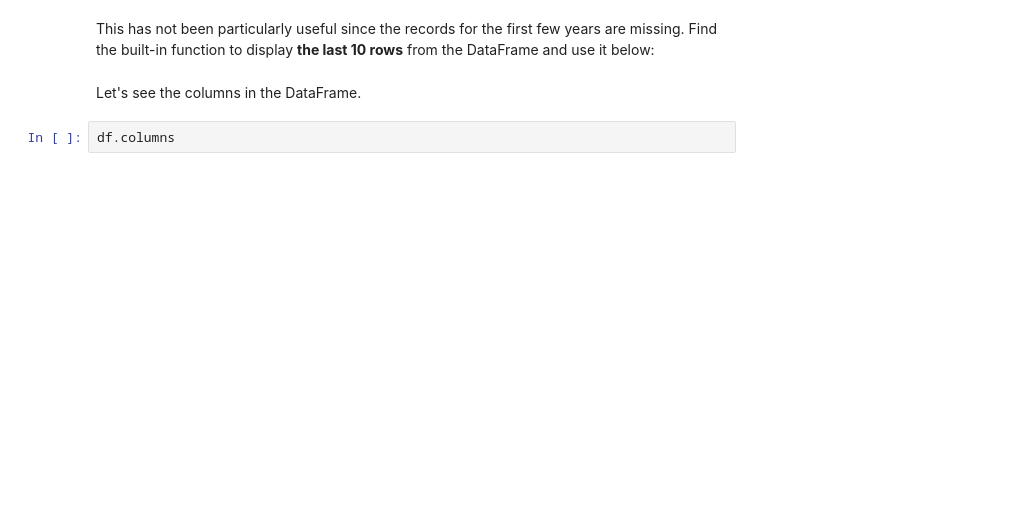
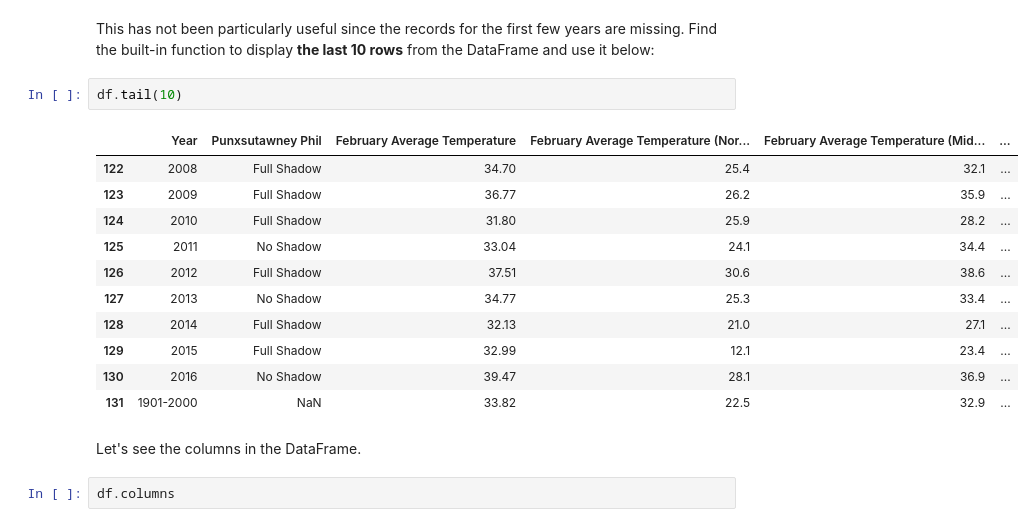
Before and after one commit to AashitaK/ML-Workshops, a Jupyter notebook: Session 1/Guided session 1.ipynb, the cells around one changed output. Drawn from its saved outputs; the diff is of its cells as text; blank space fills up the shorter version.

```diff
--- a/Session 1/Guided session 1.ipynb
+++ b/Session 1/Guided session 1.ipynb
@@ -42,5 +51,19 @@ df.head()
 # %% [markdown]
 This has not been particularly useful since the records for the first few years are missing. Find the built-in function to display **the last 10 rows** from the DataFrame and use it below:
+# %%
+df.tail(10)
+# %% [output]
+|  | Year | Punxsutawney Phil | February Average Temperature | February Average Temperature (Nor... | February Average Temperature (Mid... | ... |
+| 122 | 2008 | Full Shadow | 34.70 | 25.4 | 32.1 | ... |
+| 123 | 2009 | Full Shadow | 36.77 | 26.2 | 35.9 | ... |
+| 124 | 2010 | Full Shadow | 31.80 | 25.9 | 28.2 | ... |
+| 125 | 2011 | No Shadow | 33.04 | 24.1 | 34.4 | ... |
+| 126 | 2012 | Full Shadow | 37.51 | 30.6 | 38.6 | ... |
+| 127 | 2013 | No Shadow | 34.77 | 25.3 | 33.4 | ... |
+| 128 | 2014 | Full Shadow | 32.13 | 21.0 | 27.1 | ... |
+| 129 | 2015 | Full Shadow | 32.99 | 12.1 | 23.4 | ... |
+| 130 | 2016 | No Shadow | 39.47 | 28.1 | 36.9 | ... |
+| 131 | 1901-2000 | NaN | 33.82 | 22.5 | 32.9 | ... |
 # %% [markdown]
 Let's see the columns in the DataFrame.
 # %%
```
Also changed, not shown: parts of 18 cells of this notebook.
